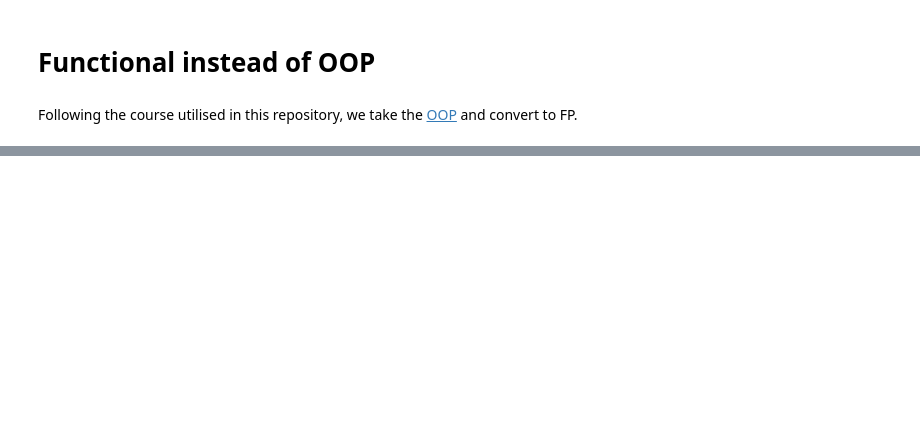
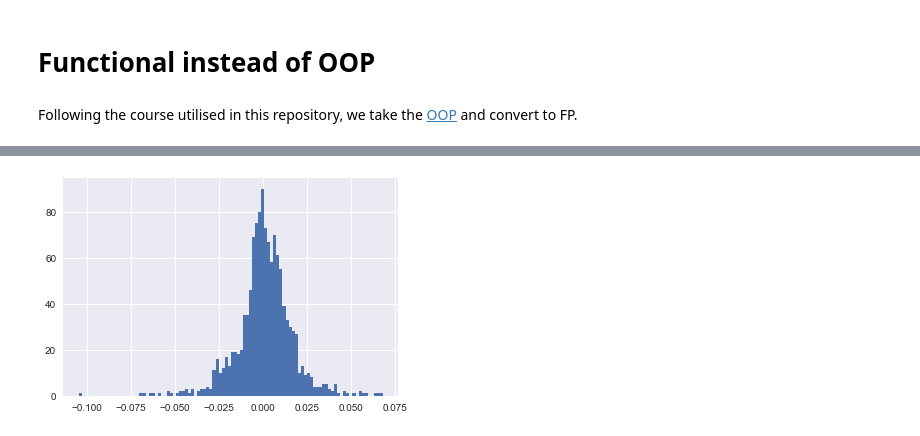
Before and after one commit to davidainslie/binance, a Jupyter notebook: src/functional-instead-of-oop.ipynb, the cells around one changed output, grey strips where cells are left out. Cells and saved outputs as stored; diff of their text form; code cells hidden in the pictures; blank space fills up the shorter version.

```diff
--- a/src/functional-instead-of-oop.ipynb
+++ b/src/functional-instead-of-oop.ipynb
@@ -44,0 +59,5 @@ logReturns(appl)
+# %%
+pricesWithLogReturns(appl).logReturns.hist(bins = 100)
+plt.show()
+# %% [output]
+[figure, added]
```
Also changed, not shown: parts of 7 cells of this notebook, 1 other file.
